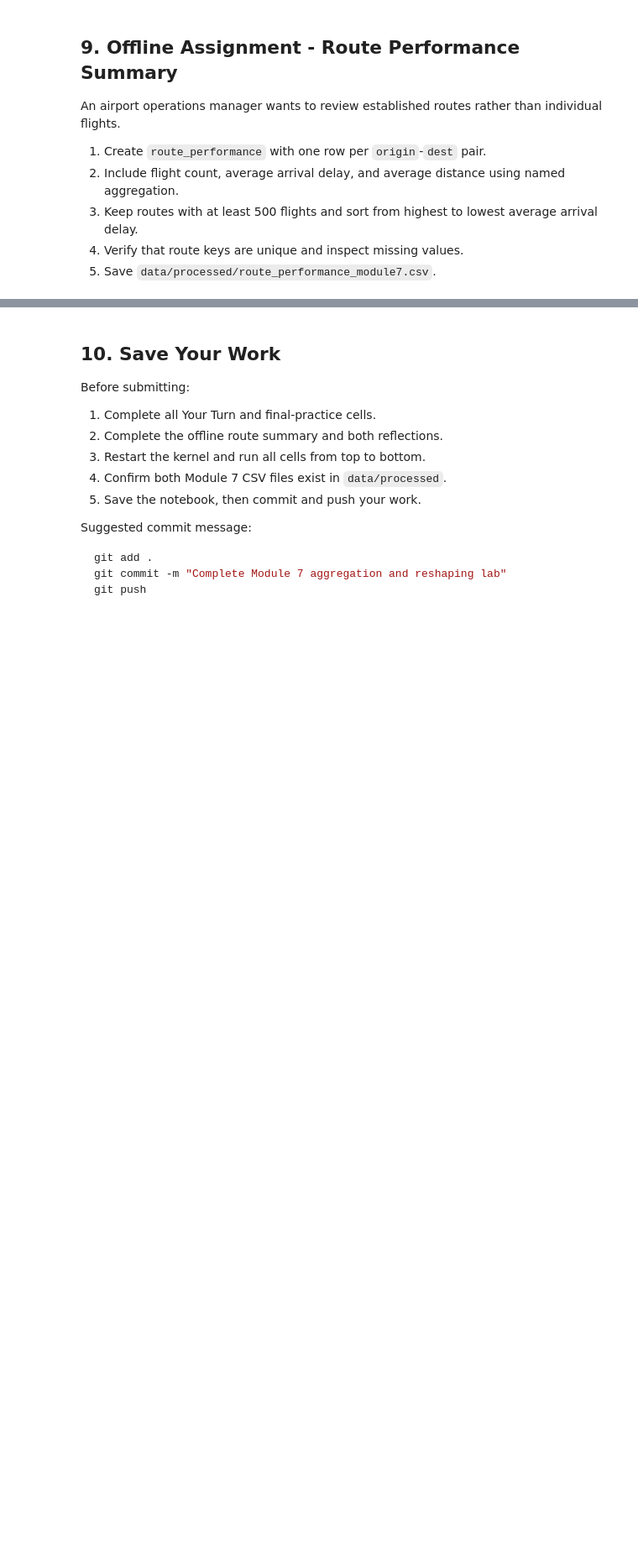
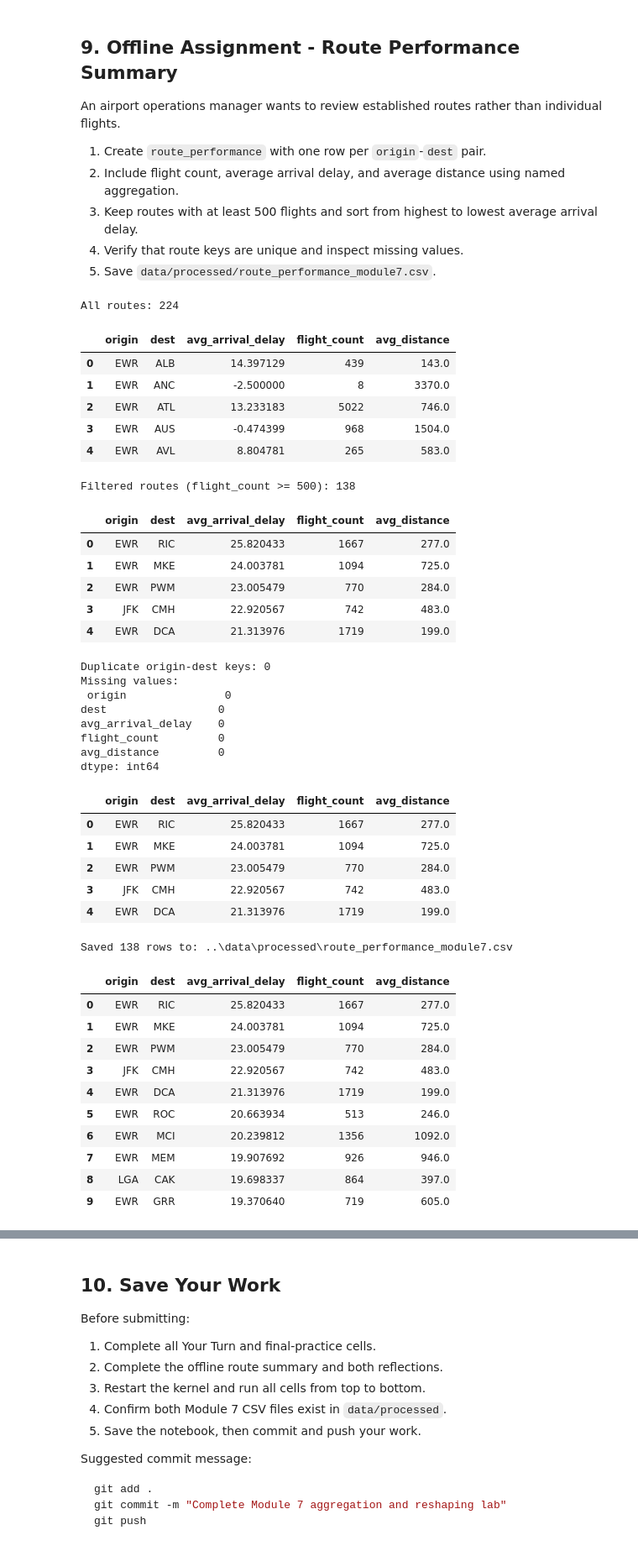
Before and after one commit to glendadavisjohnson/BAN6003_001_Weeks_7_8_Lab_Aggregation_Integration_Davis-Johnson_Glenda, a Jupyter notebook: notebooks/module7_aggregation_reshaping_guided_lab.ipynb, the cells around one changed output, grey strips where cells are left out. Shown at 84% size. Saved outputs shown, nothing was run; the diff lists cells and outputs as text; code cells hidden in the pictures; blank space fills up the shorter version.

Commit message:
Completed Module 7 - Aggregation and Reshaping Lab

```diff
--- a/notebooks/module7_aggregation_reshaping_guided_lab.ipynb
+++ b/notebooks/module7_aggregation_reshaping_guided_lab.ipynb
@@ -711,11 +797,79 @@ An airport operations manager wants to review established routes rather than ind
 # %%
 # Offline Assignment - Your code here
 # Suggested sequence:
 # 1. Start with flights.groupby(["origin", "dest"], as_index=False).agg(...).
 # 2. Use named aggregation for the three requested measures.
 # 3. Filter flight_count, sort avg_arrival_delay, and reset the index.
 # 4. Check duplicate keys and missing values before calling .to_csv().
 # Build, validate, display, and save route_performance.
+
+# 1. Steps 1 & 2: Group by origin and destination, and aggregate the requested measures.
+route_performance = flights.groupby(["origin", "dest"], as_index=False).agg(
+    avg_arrival_delay=("arr_delay", "mean"),
+    flight_count=("flight", "count"),
+    avg_distance=("distance", "mean")
+).reset_index(drop=True)
+print("All routes:", len(route_performance))
+display(route_performance.head())
+
+# 3. Step 3: Filter for routes with at least 500 flights, sort by avg_arrival_delay, and reset the index.
+route_performance = route_performance[route_performance["flight_count"] >= 500].sort_values("avg_arrival_delay", ascending=False).reset_index(drop=True)
+print("Filtered routes (flight_count >= 500):", len(route_performance))
+display(route_performance.head())
+
+# 4. Step 4: Check for duplicate keys and missing values before saving to CSV.
+duplicate_keys = route_performance[["origin", "dest"]].duplicated().sum()
+missing_values = route_performance.isna().sum()
+print("Duplicate origin-dest keys:", duplicate_keys)
+print("Missing values:\n", missing_values)
+display(route_performance.head())
+
+# 5. Save the final route_performance DataFrame to a CSV file.
+route_output_path = output_dir / "route_performance_module7.csv"
+route_performance.to_csv(route_output_path, index=False)
+print(f"Saved {len(route_performance)} rows to: {route_output_path}")
+display(route_performance.head(10))
+# %% [output]
+All routes: 224
+|  | origin | dest | avg_arrival_delay | flight_count | avg_distance |
+| 0 | EWR | ALB | 14.397129 | 439 | 143.0 |
+| 1 | EWR | ANC | -2.500000 | 8 | 3370.0 |
+| 2 | EWR | ATL | 13.233183 | 5022 | 746.0 |
+| 3 | EWR | AUS | -0.474399 | 968 | 1504.0 |
+| 4 | EWR | AVL | 8.804781 | 265 | 583.0 |
+Filtered routes (flight_count >= 500): 138
+|  | origin | dest | avg_arrival_delay | flight_count | avg_distance |
+| 0 | EWR | RIC | 25.820433 | 1667 | 277.0 |
+| 1 | EWR | MKE | 24.003781 | 1094 | 725.0 |
+| 2 | EWR | PWM | 23.005479 | 770 | 284.0 |
+| 3 | JFK | CMH | 22.920567 | 742 | 483.0 |
+| 4 | EWR | DCA | 21.313976 | 1719 | 199.0 |
+Duplicate origin-dest keys: 0
+Missing values:
+ origin               0
+dest                 0
+avg_arrival_delay    0
+flight_count         0
+avg_distance         0
+dtype: int64
+|  | origin | dest | avg_arrival_delay | flight_count | avg_distance |
+| 0 | EWR | RIC | 25.820433 | 1667 | 277.0 |
+| 1 | EWR | MKE | 24.003781 | 1094 | 725.0 |
+| 2 | EWR | PWM | 23.005479 | 770 | 284.0 |
+| 3 | JFK | CMH | 22.920567 | 742 | 483.0 |
+| 4 | EWR | DCA | 21.313976 | 1719 | 199.0 |
+Saved 138 rows to: ..\data\processed\route_performance_module7.csv
+|  | origin | dest | avg_arrival_delay | flight_count | avg_distance |
+| 0 | EWR | RIC | 25.820433 | 1667 | 277.0 |
+| 1 | EWR | MKE | 24.003781 | 1094 | 725.0 |
+| 2 | EWR | PWM | 23.005479 | 770 | 284.0 |
+| 3 | JFK | CMH | 22.920567 | 742 | 483.0 |
+| 4 | EWR | DCA | 21.313976 | 1719 | 199.0 |
+| 5 | EWR | ROC | 20.663934 | 513 | 246.0 |
+| 6 | EWR | MCI | 20.239812 | 1356 | 1092.0 |
+| 7 | EWR | MEM | 19.907692 | 926 | 946.0 |
+| 8 | LGA | CAK | 19.698337 | 864 | 397.0 |
+| 9 | EWR | GRR | 19.370640 | 719 | 605.0 |
 # %% [markdown]
 ### Route Summary Interpretation
 
```
Also changed, not shown: parts of 10 cells of this notebook, 2 other files.
